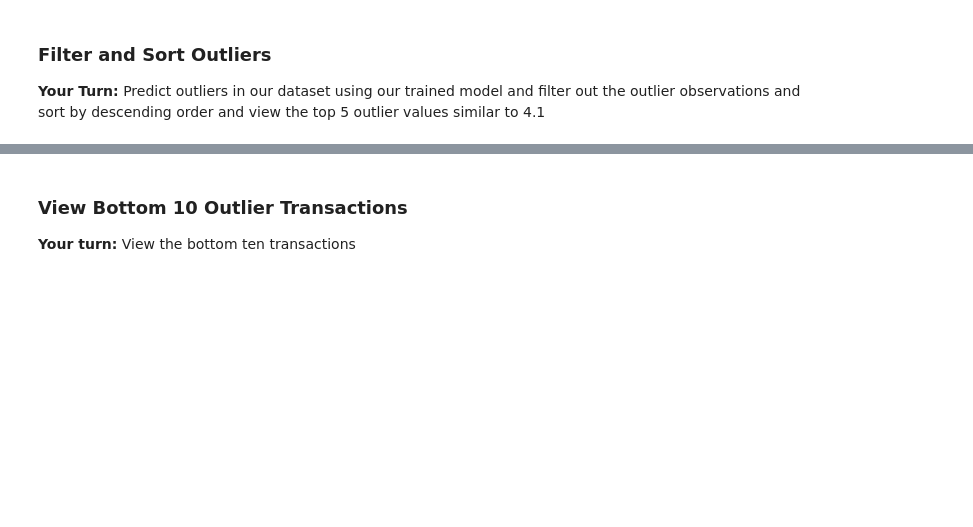
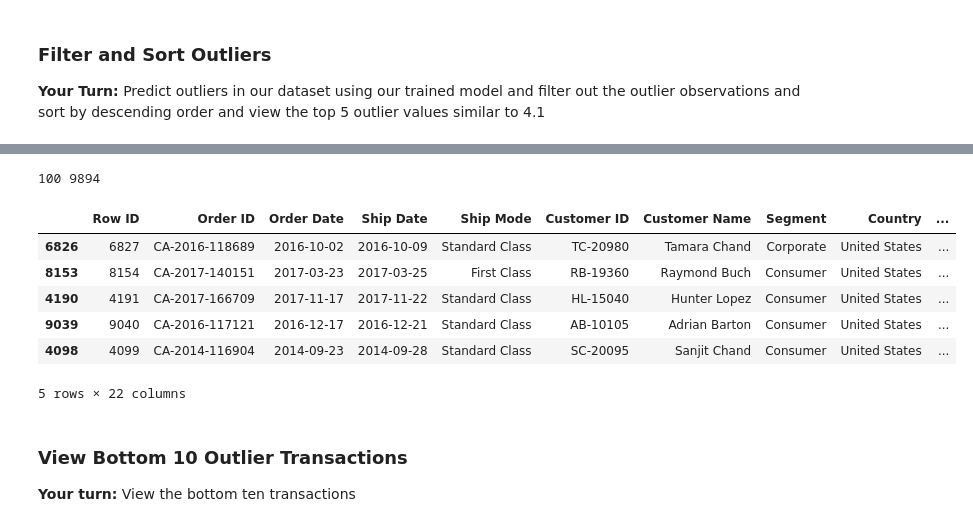
Before and after one commit to wclem/16.4.1-anomaly-detection, a Jupyter notebook: Mini_Project_Anomaly_Detection.ipynb, the cells around one changed output, grey strips where cells are left out. Cells and saved outputs as stored; diff of their text form; code cells hidden in the pictures; blank space fills up the shorter version.

```diff
--- a/Mini_Project_Anomaly_Detection.ipynb
+++ b/Mini_Project_Anomaly_Detection.ipynb
@@ -763,0 +778,2 @@ __Your turn:__ Train the model by calling the `fit()` function on the right data
+# %%
+ae_model.fit(subset_df)
@@ -769,0 +808,2 @@ __Your Turn:__ Predict outliers in our dataset using our trained model and filte
+# %%
+outliers = ae_model.predict(subset_df)
@@ -770,3 +812,22 @@ __Your Turn:__ Predict outliers in our dataset using our trained model and filte
+# %%
+outlier_cnt = (outliers == 1).sum()
+inlier_cnt = (outliers == 0).sum()
+print(outlier_cnt, inlier_cnt)
+# %% [output]
+100 9894
+# %%
+df['outlier'] = outliers.tolist()
+outlier_df = df[df['outlier'] == 1]
+outliers_sorted = outlier_df.sort_values(by=['Profit', 'Discount'], ascending=False)
+outliers_sorted.head(5)
+# %% [output]
+|  | Row ID | Order ID | Order Date | Ship Date | Ship Mode | Customer ID | Customer Name | Segment | Country | ... |
+| 6826 | 6827 | CA-2016-118689 | 2016-10-02 | 2016-10-09 | Standard Class | TC-20980 | Tamara Chand | Corporate | United States | ... |
+| 8153 | 8154 | CA-2017-140151 | 2017-03-23 | 2017-03-25 | First Class | RB-19360 | Raymond Buch | Consumer | United States | ... |
+| 4190 | 4191 | CA-2017-166709 | 2017-11-17 | 2017-11-22 | Standard Class | HL-15040 | Hunter Lopez | Consumer | United States | ... |
+| 9039 | 9040 | CA-2016-117121 | 2016-12-17 | 2016-12-21 | Standard Class | AB-10105 | Adrian Barton | Consumer | United States | ... |
+| 4098 | 4099 | CA-2014-116904 | 2014-09-23 | 2014-09-28 | Standard Class | SC-20095 | Sanjit Chand | Consumer | United States | ... |
+5 rows × 22 columns
 # %% [markdown]
 ### View Bottom 10 Outlier Transactions
 
```
Also changed, not shown: parts of 14 cells of this notebook.
